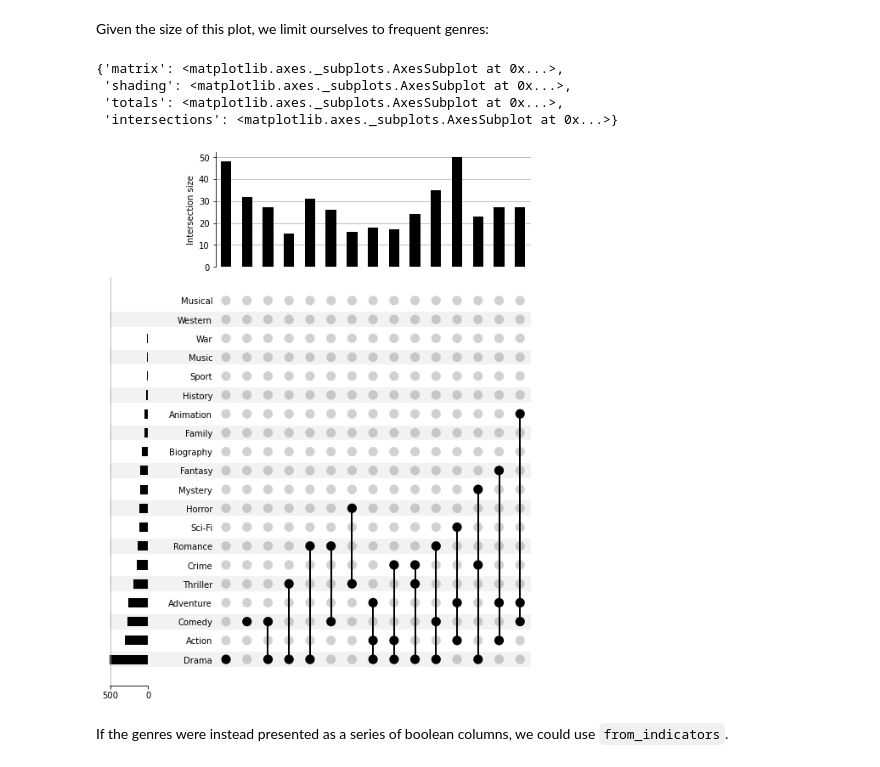
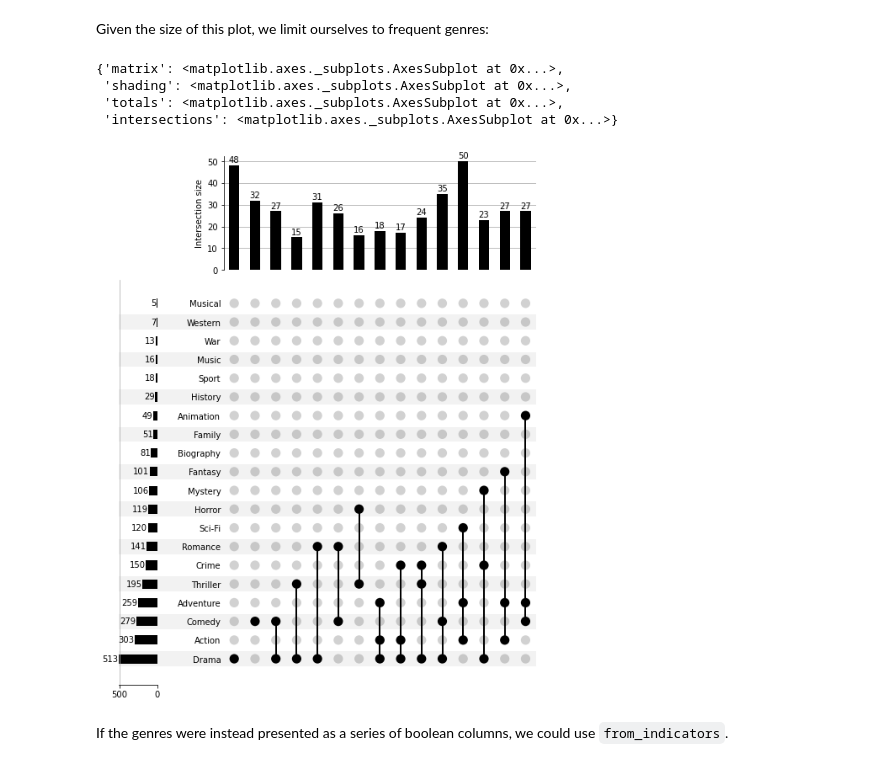
Before and after one commit to jnothman/UpSetPlot, a Jupyter notebook: doc/formats.ipynb, the cells around one changed output. Saved outputs shown, nothing was run; the diff lists cells and outputs as text; code cells hidden in the pictures.

```diff
--- a/doc/formats.ipynb
+++ b/doc/formats.ipynb
@@ -255,13 +255,13 @@ UpSet(movies_by_genre)
 # %% [markdown]
 Given the size of this plot, we limit ourselves to frequent genres:
 # %%
-UpSet(movies_by_genre, min_subset_size=15).plot()
+UpSet(movies_by_genre, min_subset_size=15, show_counts=True).plot()
 # %% [output]
 {'matrix': <matplotlib.axes._subplots.AxesSubplot at 0x...>,
  'shading': <matplotlib.axes._subplots.AxesSubplot at 0x...>,
  'totals': <matplotlib.axes._subplots.AxesSubplot at 0x...>,
  'intersections': <matplotlib.axes._subplots.AxesSubplot at 0x...>}
-[figure, old version]
+[figure, new version]
 # %% [markdown]
 If the genres were instead presented as a series of boolean columns, we could use `from_indicators`.
 # %%
```
Also changed, not shown: parts of 3 cells of this notebook, 2 other files.
